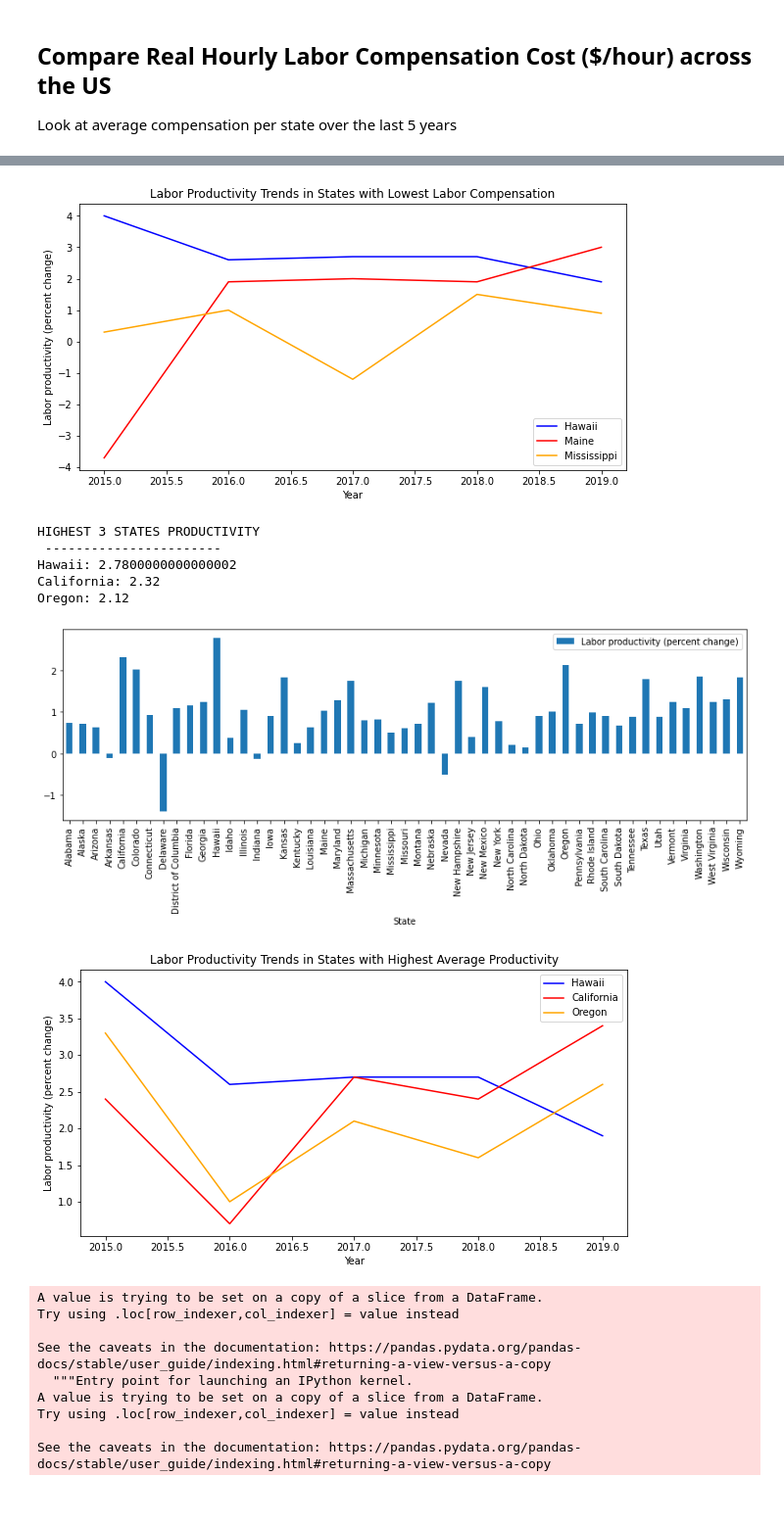
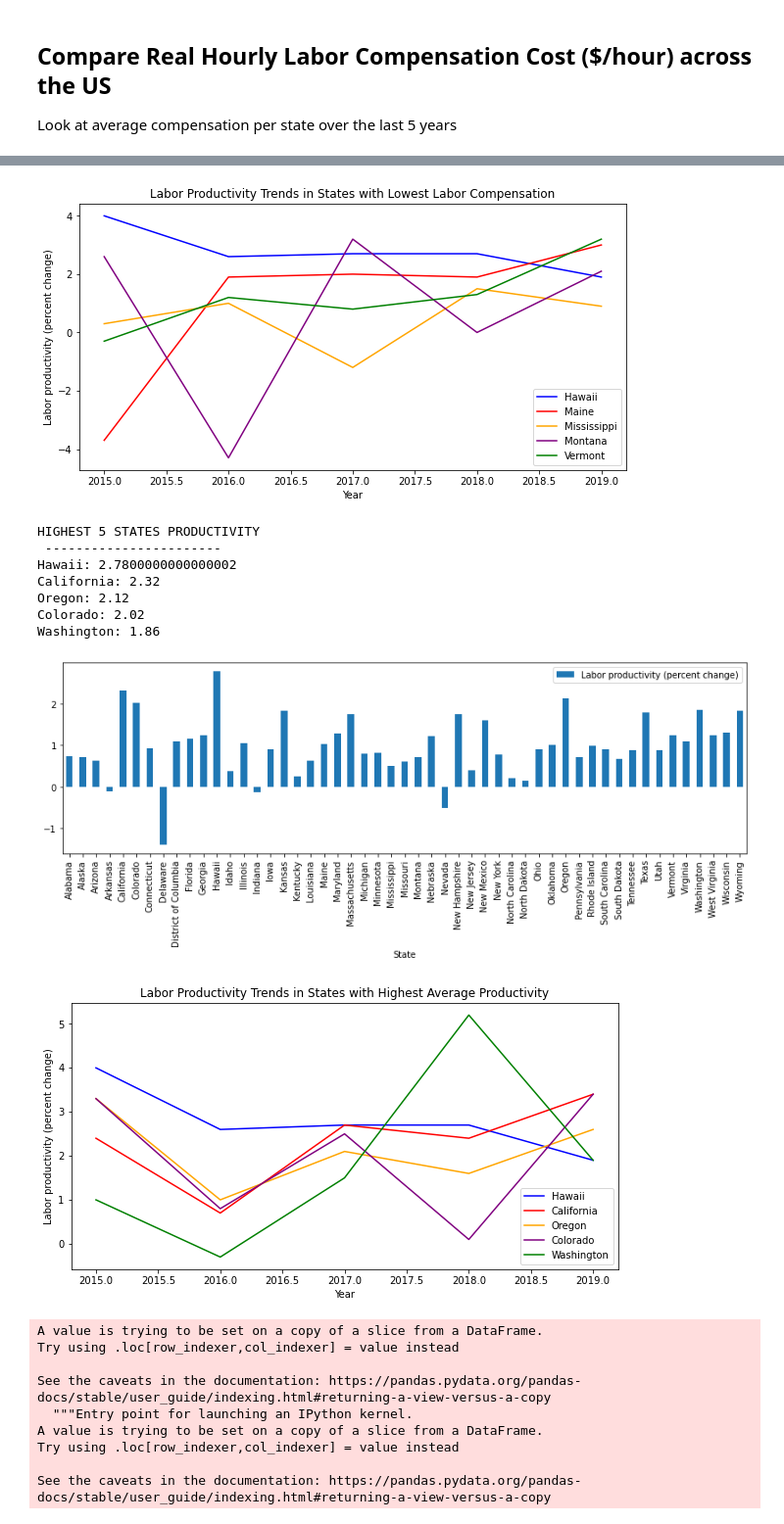
Before and after one commit to Blashford/Next-Factory-ACME, a Jupyter notebook: starter_notebook.ipynb, the cells around one changed output, grey strips where cells are left out. Shown at 98% size. Drawn from its saved outputs; the diff is of its cells as text; code cells hidden in the pictures.

Commit message:
Added trend lines and a scatter plot

```diff
--- a/starter_notebook.ipynb
+++ b/starter_notebook.ipynb
@@ -59,8 +59,8 @@ avg_comp.plot(kind="bar", y=['Real hourly labor compensation cost ($/hour)'], fi
 
 # Print out the lowest 3 for visibility
 avg_comp_sorted = avg_comp.sort_values(['Real hourly labor compensation cost ($/hour)'])
-lowest_comps = avg_comp_sorted.iloc[0:3,:]
-print("LOWEST 3 STATES COMPENSATION COST\n-----------------------")
+lowest_comps = avg_comp_sorted.iloc[0:5,:]
+print("LOWEST 5 STATES COMPENSATION COST\n-----------------------")
 for index,row in lowest_comps.iterrows():
     print(f"{index}: ${round(row['Real hourly labor compensation cost ($/hour)'],2)} per hour")
 # %% [output]
@@ -88,15 +90,19 @@ state2, = plt.plot(years, prod_df.loc[prod_df['State'] == lowest_comp_list[1],'L
                   color = 'red', label = lowest_comp_list[1])
 state3, = plt.plot(years, prod_df.loc[prod_df['State'] == lowest_comp_list[2],'Labor productivity (percent change)'],
                   color = 'orange', label = lowest_comp_list[2])
+state4, = plt.plot(years, prod_df.loc[prod_df['State'] == lowest_comp_list[3],'Labor productivity (percent change)'],
+                  color = 'purple', label = lowest_comp_list[3])
+state5, = plt.plot(years, prod_df.loc[prod_df['State'] == lowest_comp_list[4],'Labor productivity (percent change)'],
+                  color = 'green', label = lowest_comp_list[4])
 
 
-plt.legend(handles=[state1, state2, state3], loc='best')
+plt.legend(handles=[state1, state2, state3, state4, state5], loc='best')
 plt.title('Labor Productivity Trends in States with Lowest Labor Compensation')
 plt.xlabel('Year')
 plt.ylabel('Labor productivity (percent change)')
 plt.show()
 # %% [output]
-[figure, old version]
+[figure, new version]
 # %%
 # Narrow down our columns and get last 5 years
 Productivity_percentchange = labor_df.loc[labor_df['Year'].isin(five_list),[
@@ -109,44 +115,49 @@ prod_avg_comp = Productivity_percentchange.groupby('State').mean()
 prod_avg_comp.plot(kind="bar", y=['Labor productivity (percent change)'], figsize=(14,4))
 # Print out the lowest 3 for visibility
 prod_avg_comp_sorted = prod_avg_comp.sort_values(['Labor productivity (percent change)'], ascending = False)
-highest_prod_comps = prod_avg_comp_sorted.iloc[0:3,:]
-print("HIGHEST 3 STATES PRODUCTIVITY \n -----------------------")
+highest_prod_comps = prod_avg_comp_sorted.iloc[0:5,:]
+print("HIGHEST 5 STATES PRODUCTIVITY \n -----------------------")
 highlist = []
 for index,row in highest_prod_comps.iterrows():
     print(f"{index}: {row['Labor productivity (percent change)']}")
     highlist.append(index)
 # %% [output]
-HIGHEST 3 STATES PRODUCTIVITY
+HIGHEST 5 STATES PRODUCTIVITY
  -----------------------
 Hawaii: 2.7800000000000002
 California: 2.32
 Oregon: 2.12
+Colorado: 2.02
+Washington: 1.86
 [figure]
 # %%
 prod_high_df = labor_df.loc[labor_df['Year'].isin(five_list),[
     'State',
     'Year',
     'Labor productivity (percent change)'
 ]]
 
 prod_high_df = prod_high_df.loc[prod_high_df['State'].isin(highlist),:]
 years = prod_high_df['Year'].unique()
 plt.figure(figsize=(10,5))
 state1high, = plt.plot(years, prod_high_df.loc[prod_high_df['State'] == highlist[0],'Labor productivity (percent change)'],
                   color = 'blue', label = highlist[0])
 state2high, = plt.plot(years, prod_high_df.loc[prod_high_df['State'] == highlist[1],'Labor productivity (percent change)'],
                   color = 'red', label = highlist[1])
 state3high, = plt.plot(years, prod_high_df.loc[prod_high_df['State'] == highlist[2],'Labor productivity (percent change)'],
                   color = 'orange', label = highlist[2])
+state4high, = plt.plot(years, prod_high_df.loc[prod_high_df['State'] == highlist[3],'Labor productivity (percent change)'],
+                  color = 'purple', label = highlist[3])
+state5high, = plt.plot(years, prod_high_df.loc[prod_high_df['State'] == highlist[4],'Labor productivity (percent change)'],
+                  color = 'green', label = highlist[4])
 
-
-plt.legend(handles=[state1high, state2high, state3high], loc='best')
+plt.legend(handles=[state1high, state2high, state3high, state4high, state5high], loc='best')
 plt.title('Labor Productivity Trends in States with Highest Average Productivity')
 plt.xlabel('Year')
 plt.ylabel('Labor productivity (percent change)')
 plt.show()
 # %% [output]
-[figure, old version]
+[figure, new version]
 # %%
 df = labor_df[[
     'State',
```
Also changed, not shown: parts of 2 cells of this notebook.
